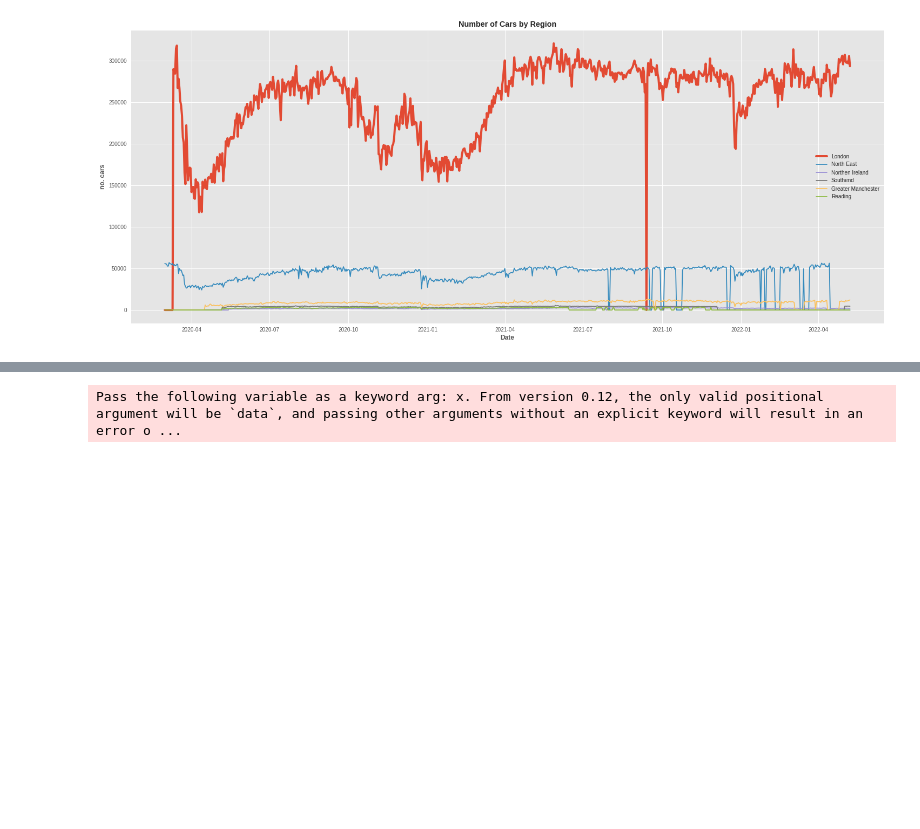
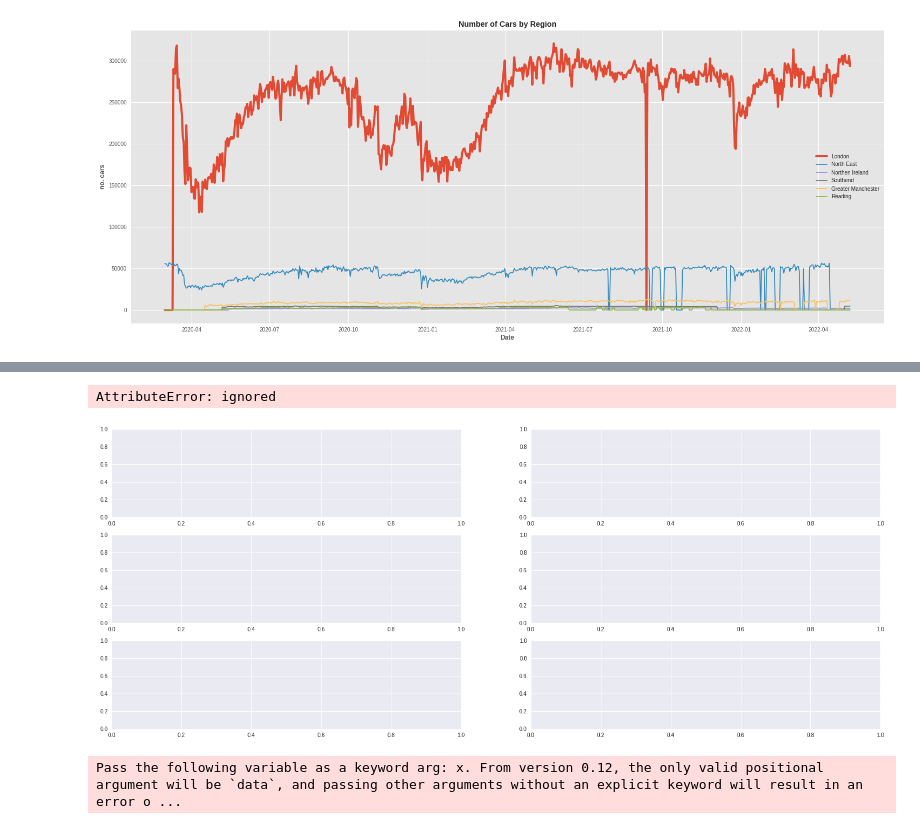
Before and after one commit to ravsheerRSA/Python_Training, a Jupyter notebook: training.ipynb, the cells around one changed output, grey strips where cells are left out. Saved outputs shown, nothing was run; the diff lists cells and outputs as text; code cells hidden in the pictures; blank space fills up the shorter version.

```diff
--- a/training.ipynb
+++ b/training.ipynb
@@ -562,3 +572,17 @@ plt.show()
+# %%
+fig, ax = plt.subplots(3,2, figsize=(25,10))
+
+ax.sns.histplot(df['LONDON_TOTAL'])
+ax.sns.histplot(df['NORTH_EAST_TOTAL'])
+ax.sns.histplot(df['NORTHERN_IRELAND_TOTAL'])
+ax.sns.histplot(df['SOUTHEND_TOTAL'])
+ax.sns.histplot(df['GREATER_MANCHESTER_TOTAL'])
+ax.sns.histplot(df['READING_TOTAL'])
+
+fig.show()
+# %% [output]
+AttributeError: ignored
+[figure, added]
 # %%
 plt.figure(figsize =(10,10))
 
```
Also changed, not shown: parts of 10 cells of this notebook.
